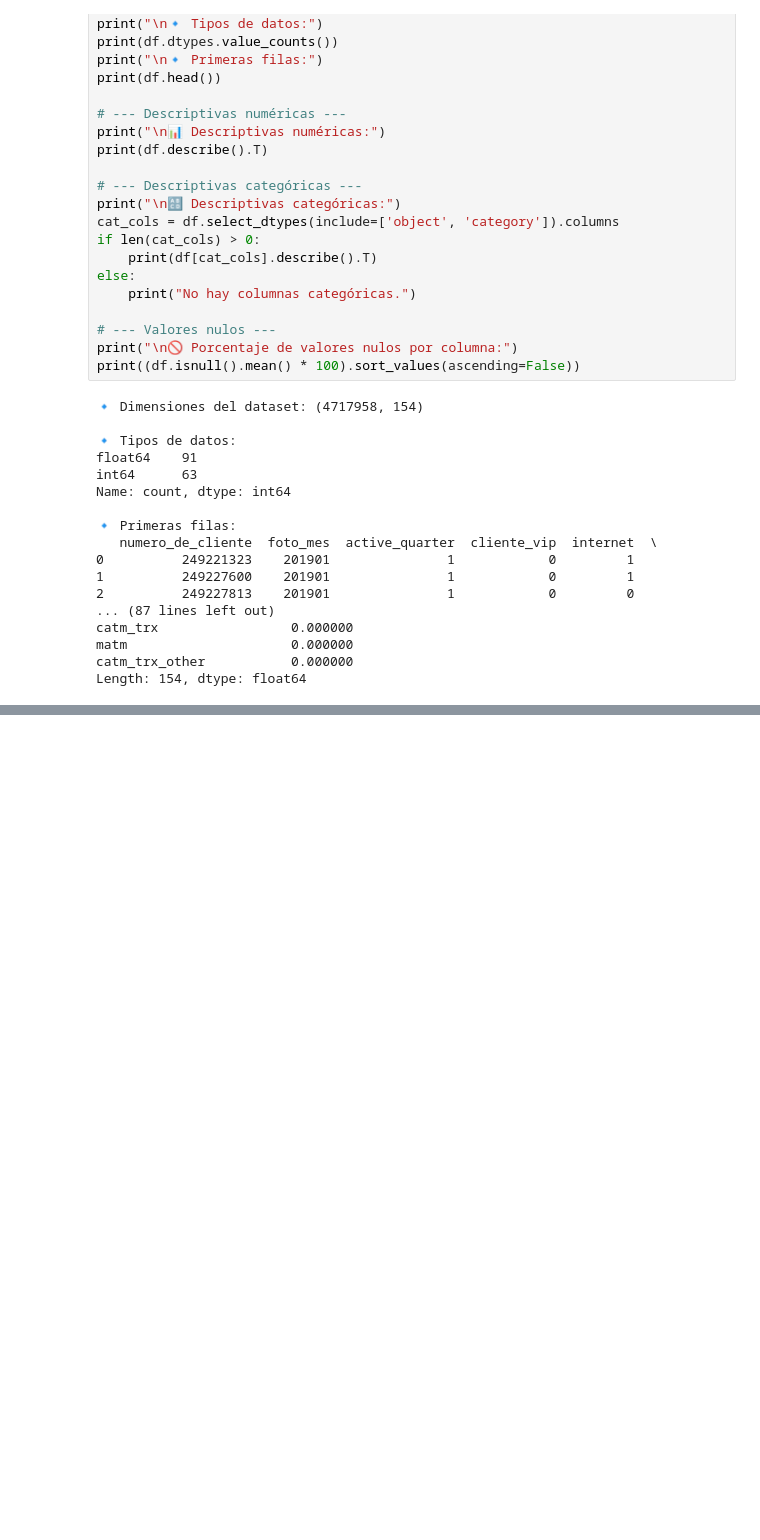
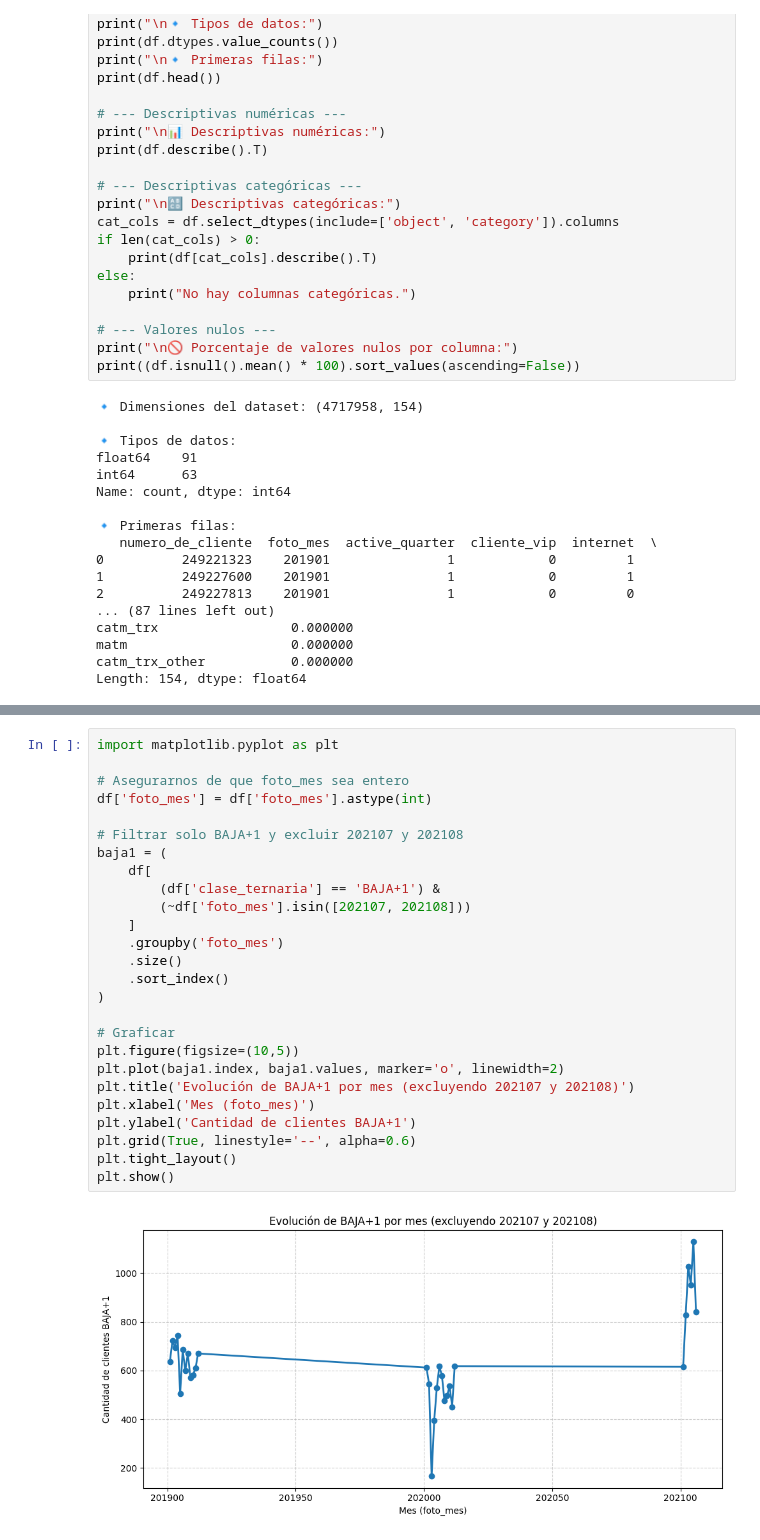
Before and after one commit to NicoCaricati/dmeyf2025, a Jupyter notebook: src/competencia_02/to_check.ipynb, the cells around one changed output, grey strips where cells are left out. Cells and saved outputs as stored; diff of their text form; blank space fills up the shorter version.

```diff
--- a/src/competencia_02/to_check.ipynb
+++ b/src/competencia_02/to_check.ipynb
@@ -142,0 +189,28 @@ print(df['clase_ternaria'].value_counts(dropna=False))
+# %%
+import matplotlib.pyplot as plt
+
+# Asegurarnos de que foto_mes sea entero
+df['foto_mes'] = df['foto_mes'].astype(int)
+
+# Filtrar solo BAJA+1 y excluir 202107 y 202108
+baja1 = (
+    df[
+        (df['clase_ternaria'] == 'BAJA+1') &
+        (~df['foto_mes'].isin([202107, 202108]))
+    ]
+    .groupby('foto_mes')
+    .size()
+    .sort_index()
+)
+
+# Graficar
+plt.figure(figsize=(10,5))
+plt.plot(baja1.index, baja1.values, marker='o', linewidth=2)
+plt.title('Evolución de BAJA+1 por mes (excluyendo 202107 y 202108)')
+plt.xlabel('Mes (foto_mes)')
+plt.ylabel('Cantidad de clientes BAJA+1')
+plt.grid(True, linestyle='--', alpha=0.6)
+plt.tight_layout()
+plt.show()
+# %% [output]
+[figure, added]
```
Also changed, not shown: parts of 6 cells of this notebook, 1 other file.
